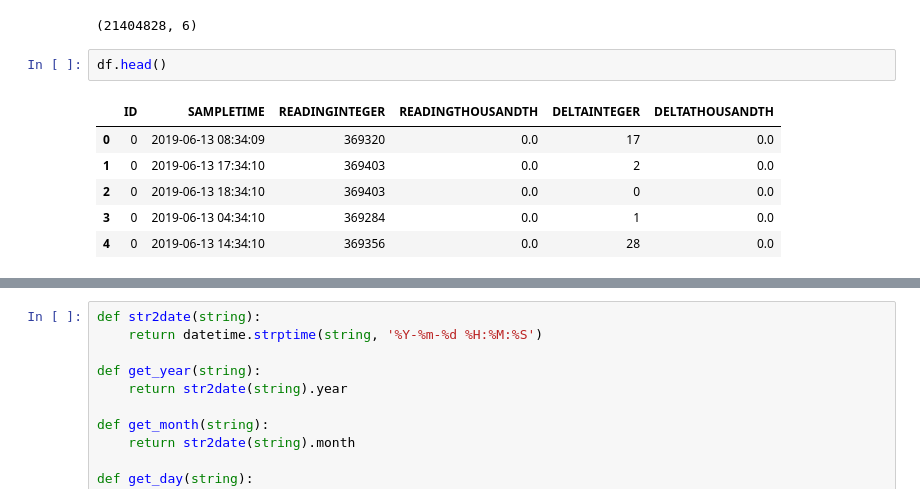
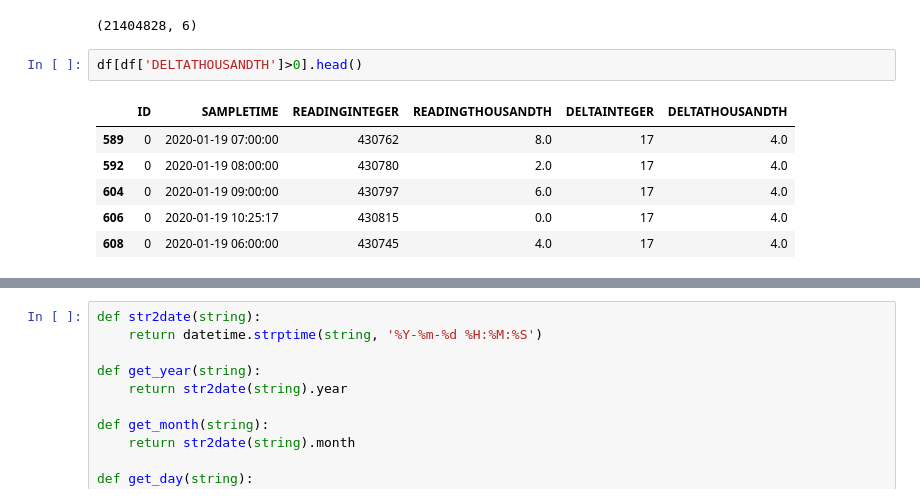
Before and after one commit to sgavela/water_footprint, a Jupyter notebook: exploration_preprocessing/Preprocesado.ipynb, the cells around one changed output, grey strips where cells are left out. Cells and saved outputs as stored; diff of their text form.

```diff
--- a/exploration_preprocessing/Preprocesado.ipynb
+++ b/exploration_preprocessing/Preprocesado.ipynb
@@ -9,11 +9,11 @@ df.shape
 # %% [output]
 (21404828, 6)
 # %%
-df.head()
+df[df['DELTATHOUSANDTH']>0].head()
 # %% [output]
 |  | ID | SAMPLETIME | READINGINTEGER | READINGTHOUSANDTH | DELTAINTEGER | DELTATHOUSANDTH |
-| 0 | 0 | 2019-06-13 08:34:09 | 369320 | 0.0 | 17 | 0.0 |
-| 1 | 0 | 2019-06-13 17:34:10 | 369403 | 0.0 | 2 | 0.0 |
-| 2 | 0 | 2019-06-13 18:34:10 | 369403 | 0.0 | 0 | 0.0 |
-| 3 | 0 | 2019-06-13 04:34:10 | 369284 | 0.0 | 1 | 0.0 |
-| 4 | 0 | 2019-06-13 14:34:10 | 369356 | 0.0 | 28 | 0.0 |
+| 589 | 0 | 2020-01-19 07:00:00 | 430762 | 8.0 | 17 | 4.0 |
+| 592 | 0 | 2020-01-19 08:00:00 | 430780 | 2.0 | 17 | 4.0 |
+| 604 | 0 | 2020-01-19 09:00:00 | 430797 | 6.0 | 17 | 4.0 |
+| 606 | 0 | 2020-01-19 10:25:17 | 430815 | 0.0 | 17 | 4.0 |
+| 608 | 0 | 2020-01-19 06:00:00 | 430745 | 4.0 | 17 | 4.0 |
```
Also changed, not shown: parts of 40 cells of this notebook, 2 other files.
